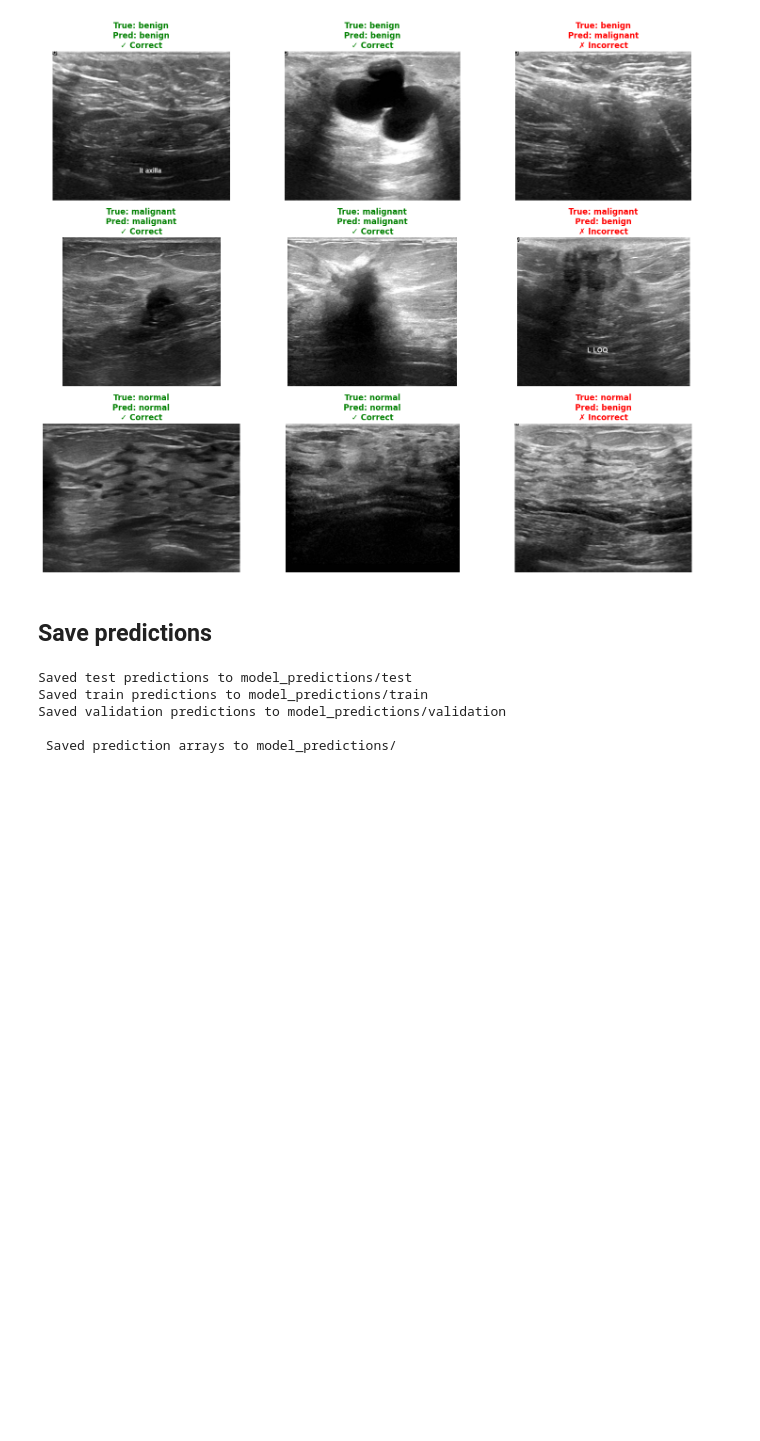
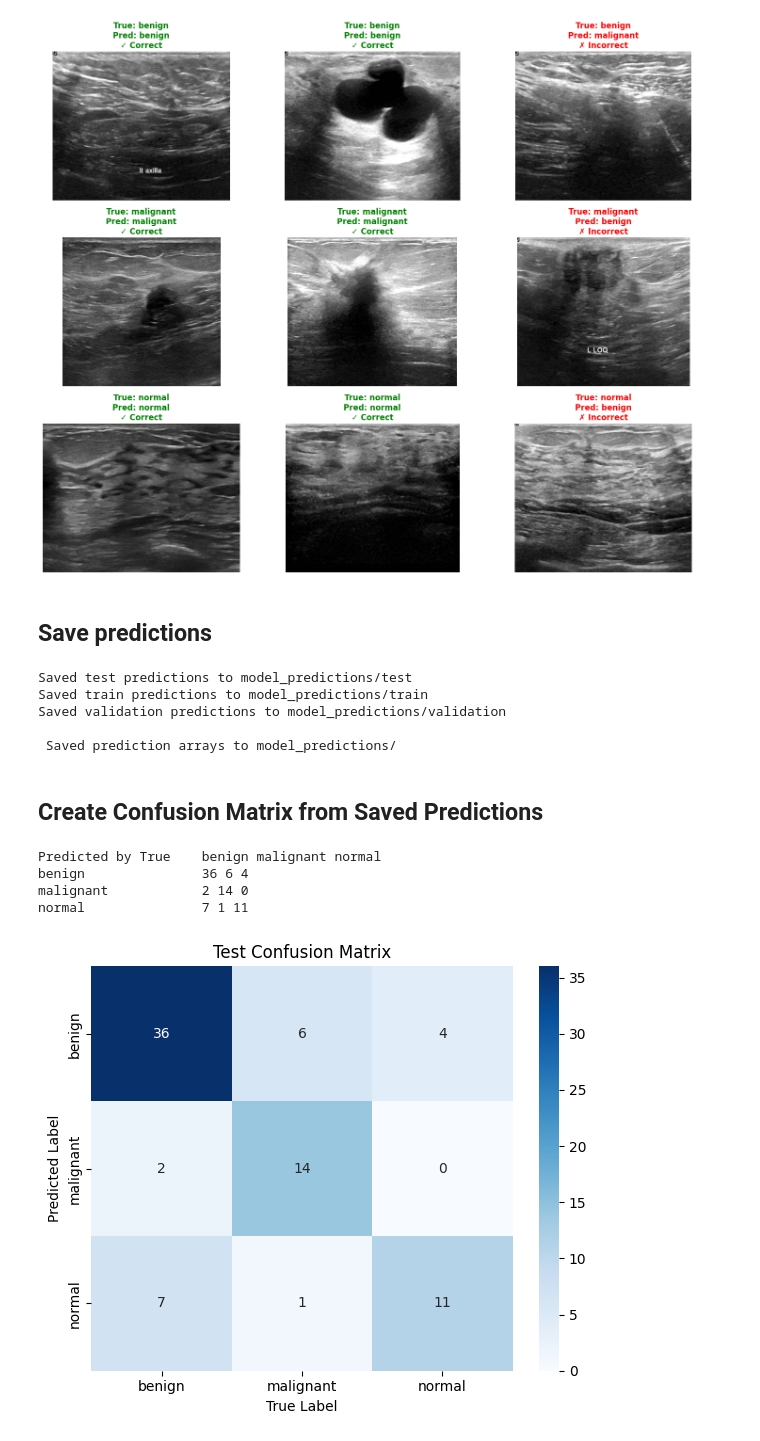
Before and after one commit to slangenhuizen-nu/stat263-finalproject, a Jupyter notebook: scripts/final_model.ipynb, the cells around one changed output. Drawn from its saved outputs; the diff is of its cells as text; code cells hidden in the pictures; blank space fills up the shorter version.

Commit message:
updating confusion matrices

```diff
--- a/scripts/final_model.ipynb
+++ b/scripts/final_model.ipynb
@@ -425,7 +313,7 @@ plt.show()
 import shutil
 
 #main predictions folder
-PREDICTIONS_DIR = "model_predictions"
+PREDICTIONS_DIR = "../model_predictions"
 Path(PREDICTIONS_DIR).mkdir(exist_ok=True)
 
 #subdirectories for test predictions and copy images
@@ -497,3 +385,5 @@ Saved train predictions to model_predictions/train
 Saved validation predictions to model_predictions/validation
 
  Saved prediction arrays to model_predictions/
+# %% [markdown]
+## Create Confusion Matrix from Saved Predictions
@@ -499,0 +394,50 @@ Saved validation predictions to model_predictions/validation
+# %%
+#get photo true class from file name
+def get_true_class(filename):
+    for cls in CLASS_NAMES:
+        if filename.startswith(cls):
+            return cls
+    return None
+
+
+results = {}  #store confusion matrix
+counts = {pred: {true: 0 for true in CLASS_NAMES} for pred in CLASS_NAMES}
+
+#get true labels for each predicted class folder
+for predicted_class in CLASS_NAMES:
+    class_folder = os.path.join(test_path, predicted_class)
+
+    for fname in os.listdir(class_folder):
+        true_label = get_true_class(fname)
+        counts[predicted_class][true_label] += 1
+results['test'] = counts
+
+#print confusion matrix
+for split, counts in results.items():
+    print(f"{'Predicted by True':<20}", *CLASS_NAMES)
+
+    for pred in CLASS_NAMES:
+        row = [counts[pred][true] for true in CLASS_NAMES]
+        print(f"{pred:<20}", *row)
+# %% [output]
+Predicted by True    benign malignant normal
+benign               36 6 4
+malignant            2 14 0
+normal               7 1 11
+# %%
+#plot confusion matrix
+cm = np.array([[counts[pred][true] for true in CLASS_NAMES]
+                for pred in CLASS_NAMES])
+
+plt.figure(figsize=(6, 5))
+sns.heatmap(cm, annot=True, cmap="Blues",
+            xticklabels=CLASS_NAMES,
+            yticklabels=CLASS_NAMES)
+
+plt.xlabel("True Label")
+plt.ylabel("Predicted Label")
+plt.title("Test Confusion Matrix")
+plt.tight_layout()
+plt.show()
+# %% [output]
+[figure, added]
```
Also changed, not shown: parts of 11 cells of this notebook, 3 other files.
